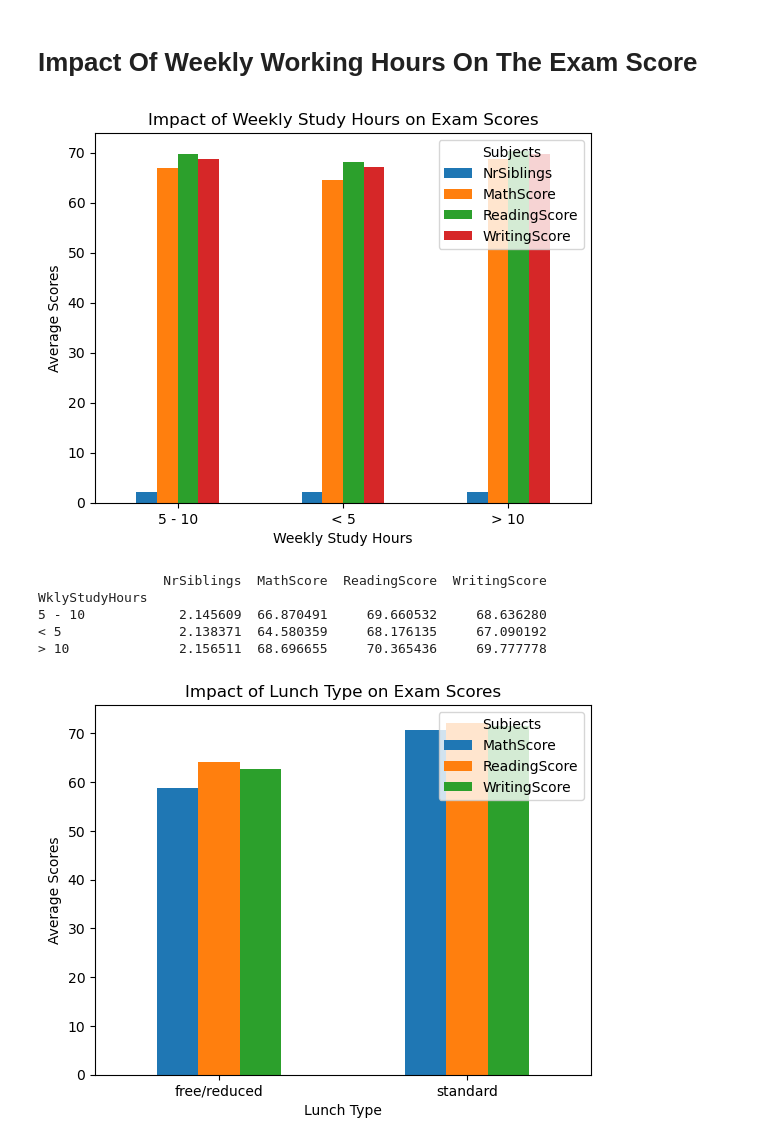
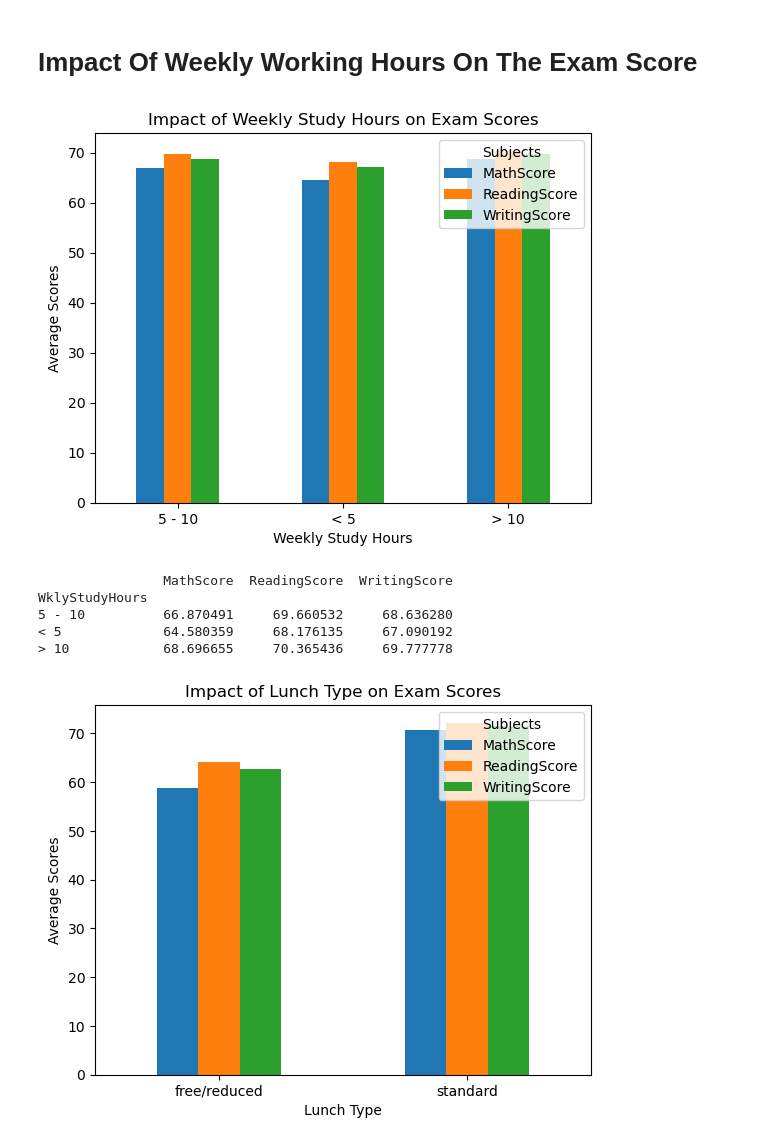
Before and after one commit to yyigitturan/Exploring-Social-Factors-Impact-on-Student-Performanc, a Jupyter notebook: social_factors_analysis.ipynb, the cells around one changed output. Cells and saved outputs as stored; diff of their text form; code cells hidden in the pictures.

```diff
--- a/social_factors_analysis.ipynb
+++ b/social_factors_analysis.ipynb
@@ -234,24 +234,24 @@ none        64.94877     67.051071     65.092756
 # Impact Of Weekly Working Hours On The Exam Score
 # %%
 grouped_wklystudy = df.groupby('WklyStudyHours')
-wklystudy_analysis = grouped_wklystudy.mean()
+wklystudy_analysis = grouped_wklystudy[['MathScore', 'ReadingScore', 'WritingScore']].mean()
 
 wklystudy_analysis.plot(kind='bar')
 plt.xlabel('Weekly Study Hours')
 plt.ylabel('Average Scores')
 plt.title('Impact of Weekly Study Hours on Exam Scores')
 plt.legend(title='Subjects', loc='upper right')
 plt.xticks(rotation=0)
 plt.show()
 
 print(wklystudy_analysis)
 # %% [output]
-[figure, old version]
+[figure, new version]
-                NrSiblings  MathScore  ReadingScore  WritingScore
+                MathScore  ReadingScore  WritingScore
 WklyStudyHours
-5 - 10            2.145609  66.870491     69.660532     68.636280
-< 5               2.138371  64.580359     68.176135     67.090192
-> 10              2.156511  68.696655     70.365436     69.777778
+5 - 10          66.870491     69.660532     68.636280
+< 5             64.580359     68.176135     67.090192
+> 10            68.696655     70.365436     69.777778
 # %%
 lunchtype_analysis = df.groupby('LunchType')[['MathScore', 'ReadingScore', 'WritingScore']].mean()
 
```
Also changed, not shown: parts of 1 cell of this notebook.
